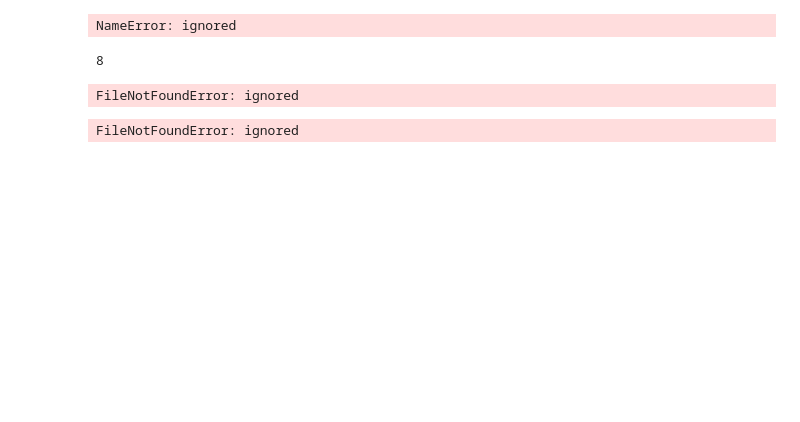
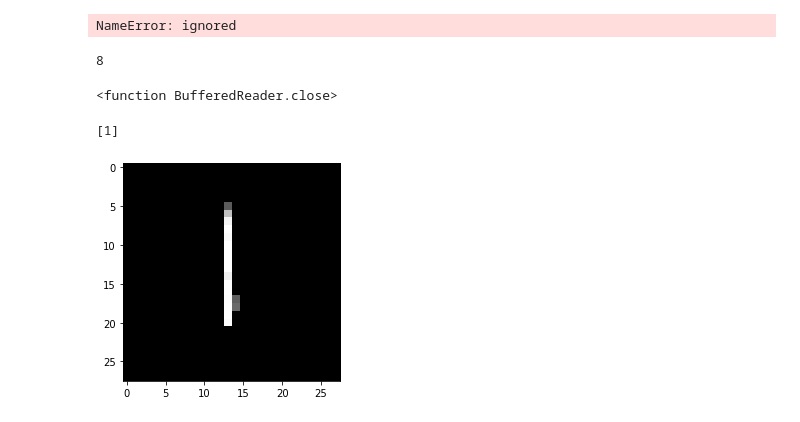
Before and after one commit to alexhewey/MNIST-digit-classifier-from-scratch, a Jupyter notebook: digit_classifier.ipynb, the cells around one changed output. Drawn from its saved outputs; the diff is of its cells as text; code cells hidden in the pictures; blank space fills up the shorter version.

```diff
--- a/digit_classifier.ipynb
+++ b/digit_classifier.ipynb
@@ -343,31 +339,32 @@ outfile = open ("/content/drive/MyDrive/params_100_64_28",'wb')
 # %%
 #imports pretrained model
 import pickle
-#infile = open ("/content/drive/MyDrive/Colab Notebooks/MNIST-digit-classifier-from-scratch/params_100_64_28",'rb')
-infile = open ("params_100_64_28",'rb')
+infile = open ("/content/drive/MyDrive/Colab Notebooks/MNIST-digit-classifier-from-scratch/params_100_64_28",'rb')
+#infile = open ("params_100_64_28",'rb')
 parameters = pickle.load(infile)
 infile.close
 # %% [output]
-FileNotFoundError: ignored
+<function BufferedReader.close>
 # %%
-import imageio
+import imageio #
 import scipy.misc
 import cv2
-my_image = "/content/drive/MyDrive/Colab Notebooks/digit_classifier/test_5_inv.jpg"
+my_image = "/content/drive/MyDrive/Colab Notebooks/MNIST-digit-classifier-from-scratch/test_1_inv.jpg"
 my_label_y = [1]
 
 
 image = np.array(Image.open(my_image).convert("L"))
 #image = np.array(imageio.imread(my_image).convert("LA"))
 #image = image.convert("LA")
 my_image_1 = cv2.resize(image,(28,28))
 my_image_2 = my_image_1.reshape((28*28,1))
 my_image = my_image_2/255
 my_predicted_image = predict(my_image, parameters)[1]
 
 
 plt.imshow(my_image_1)
 #print ("y = " + str(my_predicted_image))
 print(my_predicted_image)
 # %% [output]
-FileNotFoundError: ignored
+[1]
+[figure, added]
```
Also changed, not shown: parts of 6 cells of this notebook.
